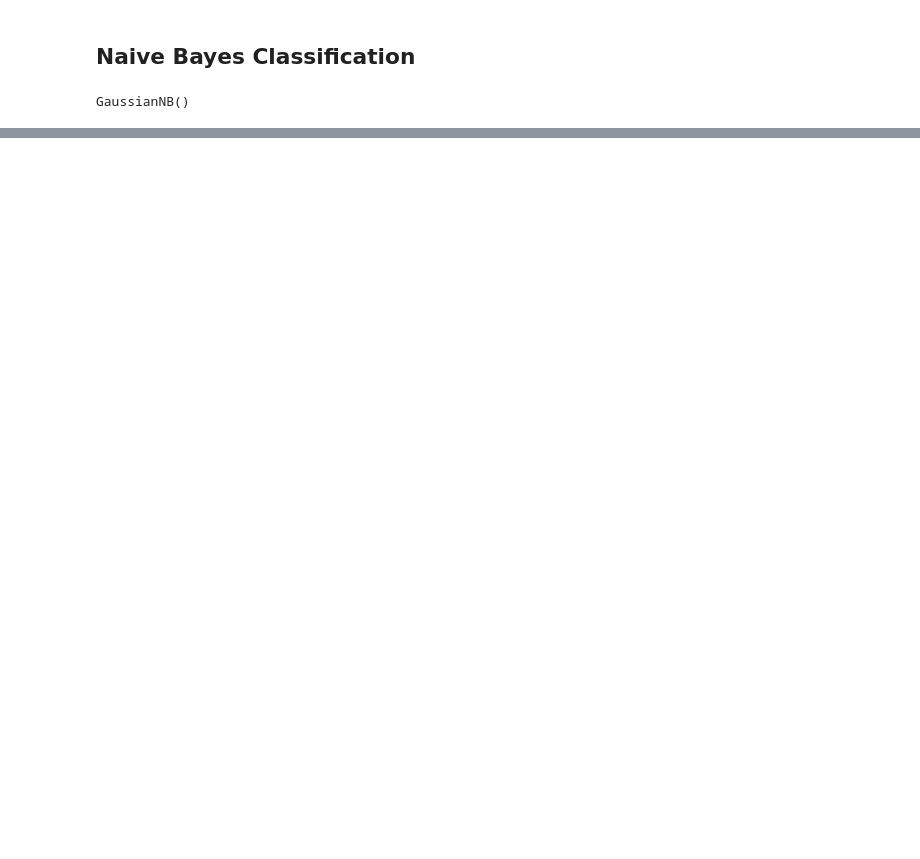
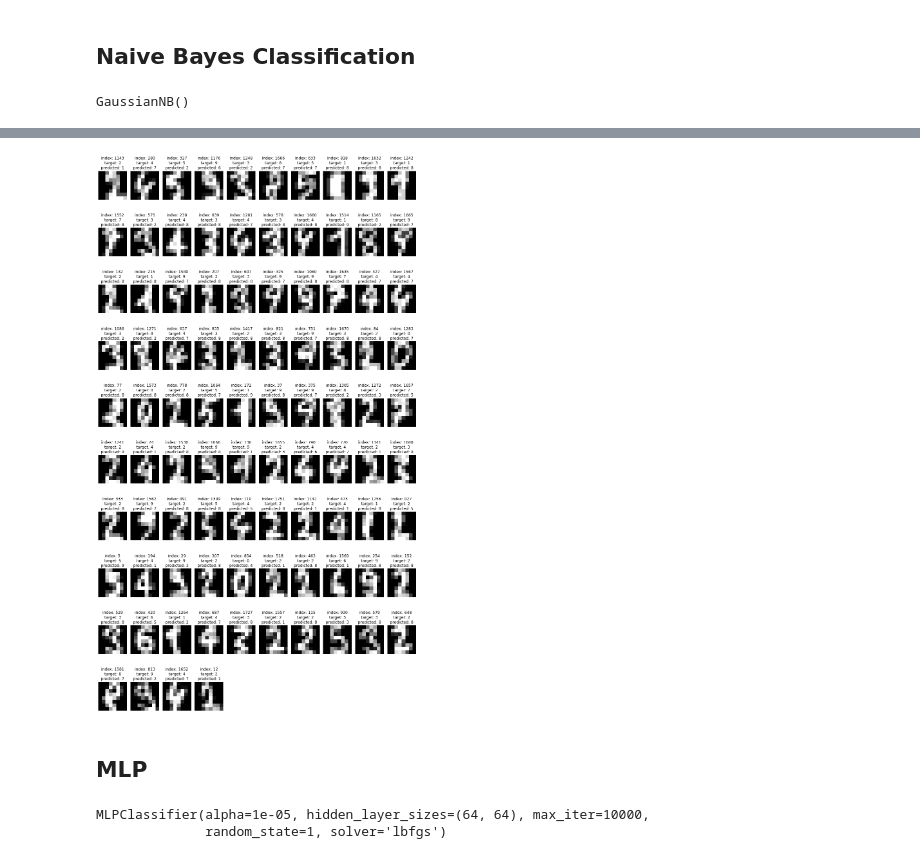
Before and after one commit to PeterAnema/PostNL_Data_Engineer, a Jupyter notebook: MNIST classifier.ipynb, the cells around one changed output, grey strips where cells are left out. Drawn from its saved outputs; the diff is of its cells as text; code cells hidden in the pictures; blank space fills up the shorter version.

```diff
--- a/MNIST classifier.ipynb
+++ b/MNIST classifier.ipynb
@@ -81,8 +101,8 @@ df_test_target (540, 1)
 # %%
 X_train = df_train_features.values
-y_train = df_train_target.values.ravel()
+y_train = df_train_target['target'].values
 X_test = df_test_features.values
-y_test = df_test_target.values.ravel()
+y_test = df_test_target['target'].values
 # %%
 print('X_train', X_train.shape)
 print('y_train', y_train.shape)
@@ -109,5 +170,5 @@ GaussianNB()
 # %%
 y_predicted = nb_classifier.predict(X_test)
 # %%
-df_results['NB_predicted'] = y_predicted
-df_results['NB_correct'] = df_results['NB_predicted'] == df_results['target']
+df_test['NB_predicted'] = y_predicted
+df_test['NB_correct'] = df_test['NB_predicted'] == df_test['target']
@@ -134,0 +227,6 @@ accuracy 83%
+# %%
+show_images(df_test.loc[~df_test['NB_correct'], :], 'NB_predicted')
+# %% [output]
+[figure, added]
+# %% [markdown]
+## MLP
@@ -134,0 +235,12 @@ accuracy 83%
+# %%
+mlp_classifier = MLPClassifier(solver='lbfgs',
+                               activation='relu',     #'logistic',
+                               alpha=1e-5,
+                               hidden_layer_sizes=(64, 64),
+                               random_state=1,
+                               max_iter=10000)
+
+mlp_classifier.fit(X_train, y_train)
+# %% [output]
+MLPClassifier(alpha=1e-05, hidden_layer_sizes=(64, 64), max_iter=10000,
+              random_state=1, solver='lbfgs')
```
Also changed, not shown: parts of 32 cells of this notebook.
